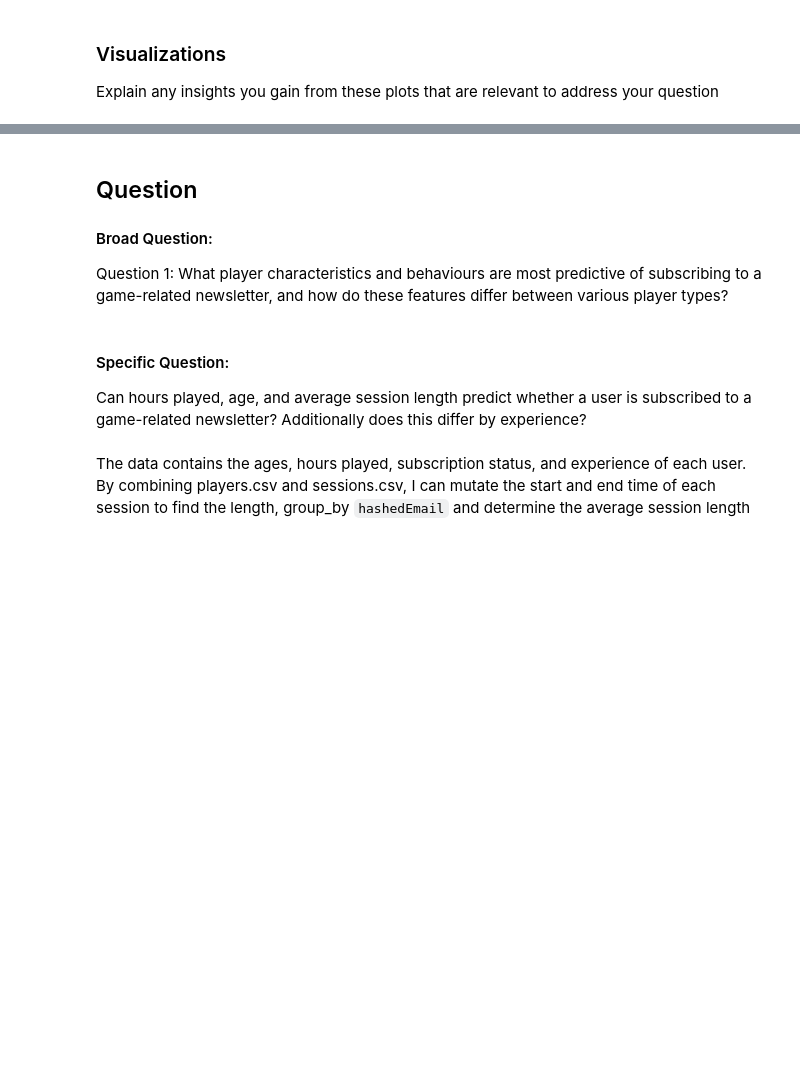
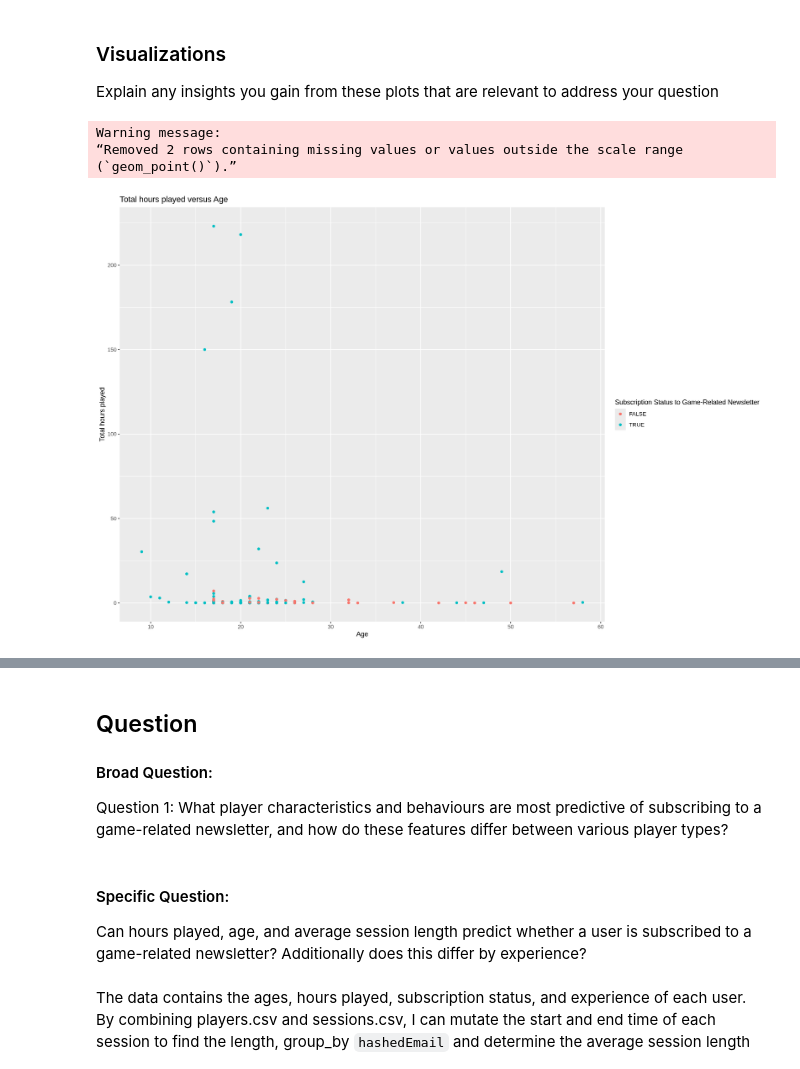
Before and after one commit to skylv777/Data_Science_Project, a Jupyter notebook: VideoGameProject.ipynb, the cells around one changed output, grey strips where cells are left out. Saved outputs shown, nothing was run; the diff lists cells and outputs as text; code cells hidden in the pictures; blank space fills up the shorter version.

```diff
--- a/VideoGameProject.ipynb
+++ b/VideoGameProject.ipynb
@@ -253,3 +261,18 @@ A tibble: 9 × 6
 # %% [markdown]
 ### Visualizations
 Explain any insights you gain from these plots that are relevant to address your question
+# %%
+options(repr.plot.height = 10, repr.plot.width = 15)
+hours_age_plot <- players_data |>
+        ggplot(aes(x = Age, y = played_hours, colour = subscribe)) +
+        geom_point() +
+        labs (x = "Age",
+              y = "Total hours played",
+              colour = "Subscription Status to Game-Related Newsletter") +
+        ggtitle("Total hours played versus Age")
+hours_age_plot
+# %% [output]
+Warning message:
+“Removed 2 rows containing missing values or values outside the scale range
+(`geom_point()`).”
+[figure, added]
```
Also changed, not shown: parts of 9 cells of this notebook.
